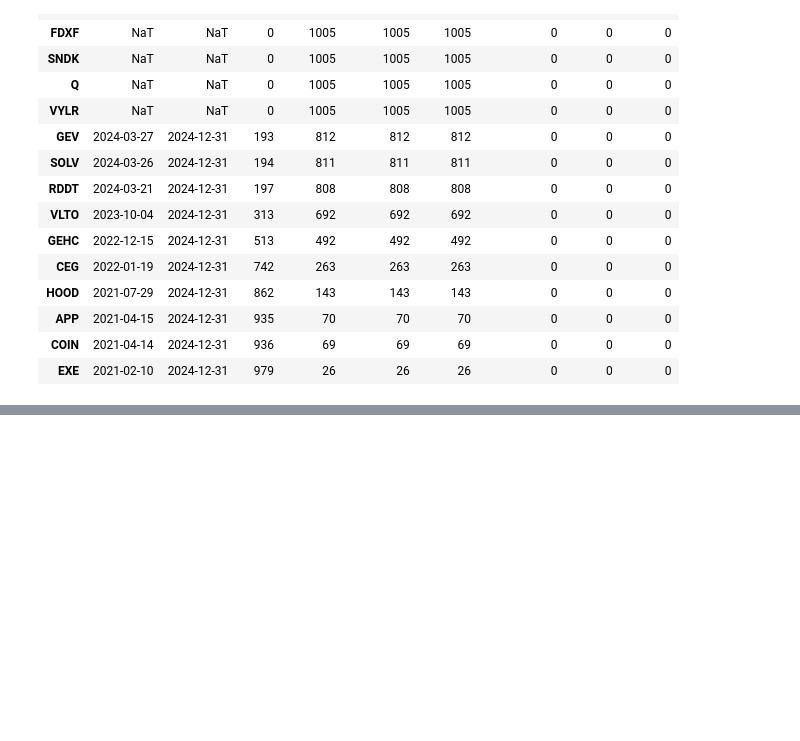
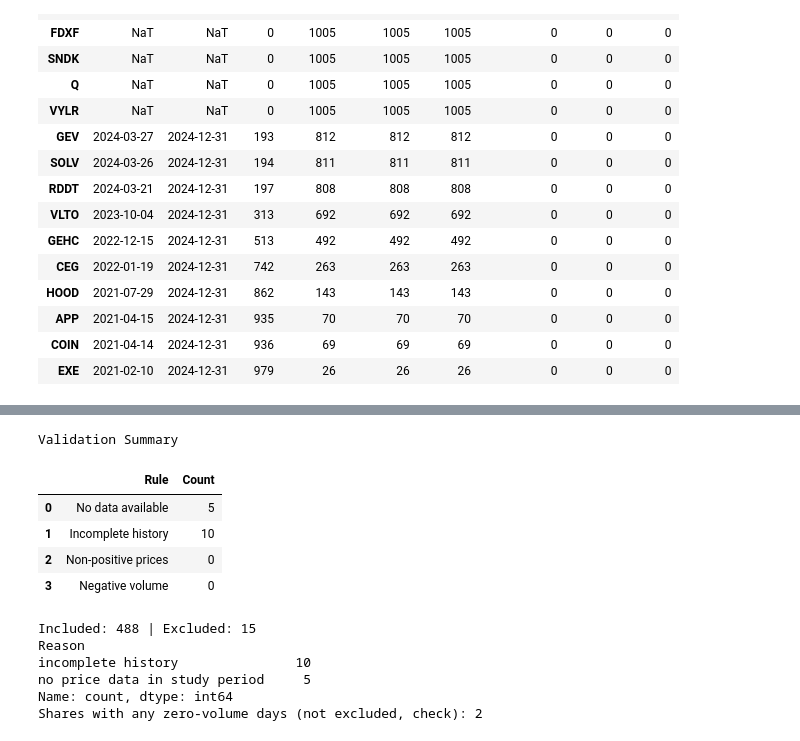
Before and after one commit to Sav200512/sp500-rfm-segmentation-cw, a Jupyter notebook: Task_1_and_2_cw_(20232749_W2151870).ipynb, the cells around one changed output, grey strips where cells are left out. Drawn from its saved outputs; the diff is of its cells as text; code cells hidden in the pictures; blank space fills up the shorter version.

```diff
--- a/Task_1_and_2_cw_(20232749_W2151870).ipynb
+++ b/Task_1_and_2_cw_(20232749_W2151870).ipynb
@@ -212,0 +228,41 @@ Shares with any zero-volume days (not excluded, check): 2
+# %%
+validation_summary = pd.DataFrame({
+    "Rule": [
+        "No data available",
+        "Incomplete history",
+        "Non-positive prices",
+        "Negative volume"
+    ],
+    "Count": [
+        (diag["n_obs"] == 0).sum(),
+        ((diag["n_obs"] > 0) &
+         (diag["n_obs"] < n_sessions)).sum(),
+        (diag["nonpos_price"] > 0).sum(),
+        (diag["neg_vol"] > 0).sum()
+    ]
+})
+
+validation_summary.to_csv(
+    "data/processed/validation_summary.csv",
+    index=False
+)
+
+print("\nValidation Summary")
+display(validation_summary)
+
+print("Included:", len(included), "| Excluded:", len(exclusion_log))
+print(exclusion_log["Reason"].str.split(":").str[0].value_counts())
+print("Shares with any zero-volume days (not excluded, check):", int((diag.loc[included, "zero_vol"] > 0).sum()))
+# %% [output]
+Validation Summary
+|  | Rule | Count |
+| 0 | No data available | 5 |
+| 1 | Incomplete history | 10 |
+| 2 | Non-positive prices | 0 |
+| 3 | Negative volume | 0 |
+Included: 488 | Excluded: 15
+Reason
+incomplete history               10
+no price data in study period     5
+Name: count, dtype: int64
+Shares with any zero-volume days (not excluded, check): 2
```
Also changed, not shown: parts of 18 cells of this notebook.
